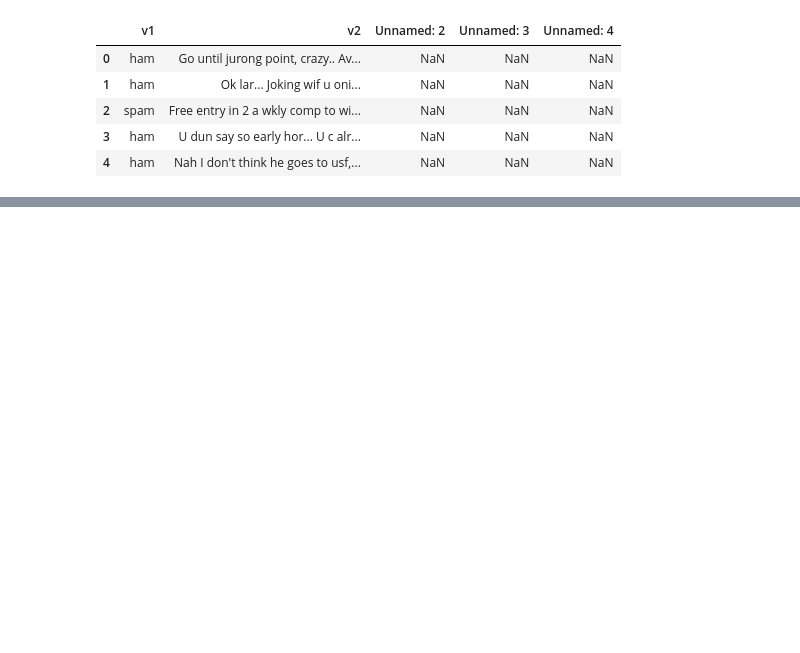
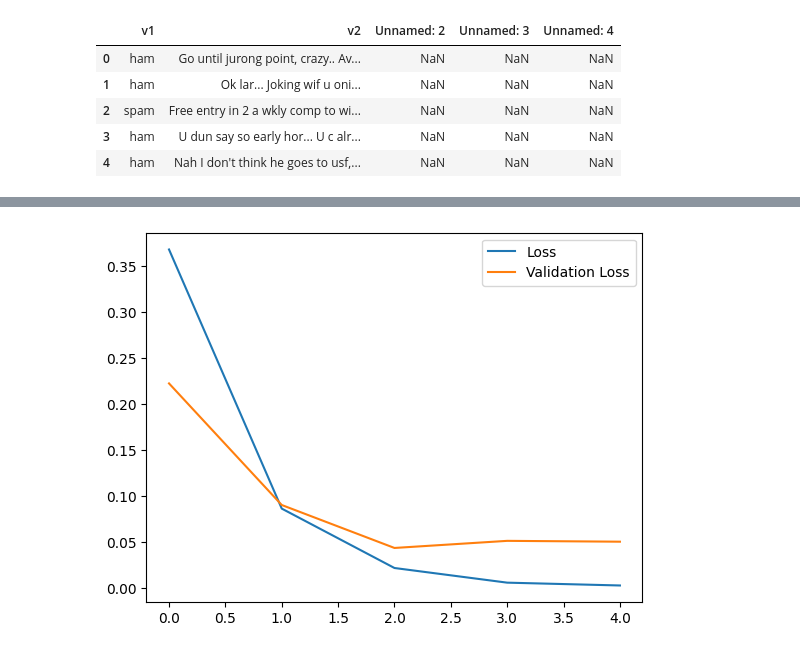
Before and after one commit to LeahDeshar/Expo-ML, a Jupyter notebook: server/TextClassification/main.ipynb, the cells around one changed output, grey strips where cells are left out. Saved outputs shown, nothing was run; the diff lists cells and outputs as text; code cells hidden in the pictures; blank space fills up the shorter version.

```diff
--- a/server/TextClassification/main.ipynb
+++ b/server/TextClassification/main.ipynb
@@ -25,0 +84,4 @@ df.head()
+# %%
+# pad the test set
+data_test = pad_sequences(sequences_test,maxlen=T)
+print('Shape of data test tensor: ',data_test.shape)
@@ -25,0 +92,29 @@ df.head()
+# %%
+D =20
+
+# Input layer
+i = Input(shape=(T,))
+
+# Embedding Layer
+x = Embedding(V +1,D)(i)
+
+# First CNN Layer
+x = Conv1D(32,3,activation='relu')(x)
+x = MaxPooling1D(3)(x)
+
+# Second CNN Layer
+x = Conv1D(64,3,activation='relu')(x)
+x = MaxPooling1D(3)(x)
+
+# Third layer
+x = Conv1D(128,3,activation='relu')(x)
+x = GlobalMaxPooling1D()(x)
+
+# Dense Layer
+x = Dense(1,activation='sigmoid')(x)
+model = Model(i,x)
+# %%
+# compile the model
+model.compile(optimizer='adam',loss='binary_crossentropy',metrics=['accuracy'])
+# %%
+r = model.fit(x=data_train,y=y_train,epochs=5,validation_data=(data_test,y_test))
@@ -25,0 +132,8 @@ df.head()
+# %%
+import matplotlib.pyplot as plt
+plt.plot(r.history['loss'],label='Loss')
+plt.plot(r.history['val_loss'],label='Validation Loss')
+plt.legend()
+plt.show()
+# %% [output]
+[figure, added]
```
Also changed, not shown: parts of 16 cells of this notebook, 1 other file.
